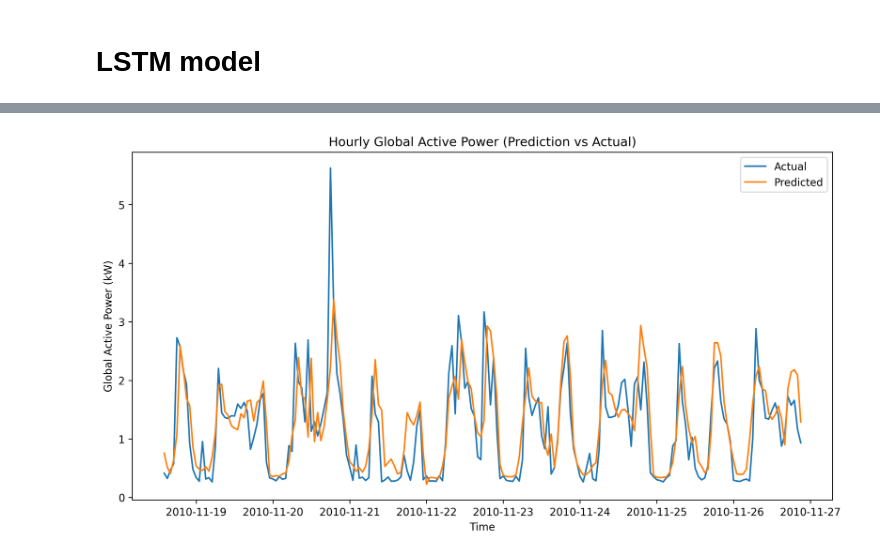
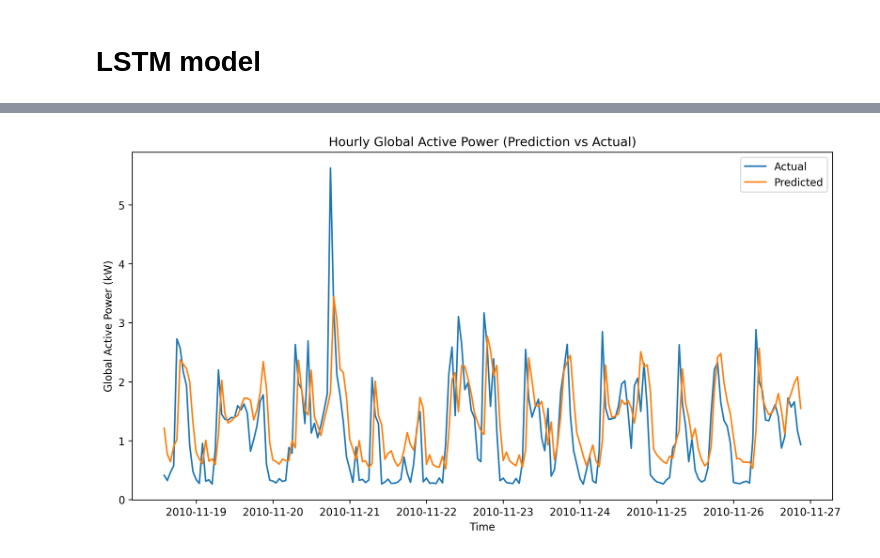
Before and after one commit to samirp92/Final-Year-Project-Time-Series-Forecating-, a Jupyter notebook: LSTM_Electric_Power_Consumption_Forecasting_Student_ID_21072112.ipynb, the cells around one changed output, grey strips where cells are left out. Saved outputs shown, nothing was run; the diff lists cells and outputs as text; code cells hidden in the pictures.

```diff
--- a/LSTM_Electric_Power_Consumption_Forecasting_Student_ID_21072112.ipynb
+++ b/LSTM_Electric_Power_Consumption_Forecasting_Student_ID_21072112.ipynb
@@ -196,6 +262,4 @@ Shape after Hourly resampling of data : (34589, 8)
 # %% [markdown]
 Note:- As Global_intensity and Sub_metering_4 are highly correlated with Global_active_power so I am removing Global_intensity column
-# %%
-hourly_resampled = df.resample('H').mean()
 # %%
 df1 = hourly_resampled.drop(['Global_intensity', 'Sub_metering_4'], axis=1)
@@ -211,7 +304,7 @@ scaled_df = scaler.fit_transform(df1)
 # Train-Test Splitting
 # %%
 # Define sequence length and features
-sequence_length = 60            # Number of time steps in each sequence
+sequence_length = 1             # Number of time steps to consider in each sequence
 num_features = len(df1.columns)  # Number of features
 
 # Create sequences and corresponding labels
@@ -306,0 +405,3 @@ Epoch 42/50
+# %%
+# Fit the model
+history = model.fit(X_train, y_train, epochs=50, batch_size=528, validation_data=(X_test, y_test))
@@ -344,0 +438,32 @@ predicted_power = scaler.inverse_transform(prediction_copies)[:,0]
+# %%
+# Predict train and test data using the trained model
+train_predict = model.predict(X_train)
+test_predict = model.predict(X_test)
+
+# Perform inverse transformation to rescale back to original range
+# y_true values for train data
+y_train_copies = np.repeat(y_train.reshape(-1, 1), X_train.shape[-1], axis=-1)
+true_y_train = scaler.inverse_transform(y_train_copies)[:,0]
+
+# predicted values for train data
+train_prediction_copies = np.repeat(train_predict, df1.shape[1], axis=-1)
+pred_y_train = scaler.inverse_transform(train_prediction_copies)[:,0]
+
+# y_true values for test data
+y_test_copies = np.repeat(y_test.reshape(-1, 1), X_test.shape[-1], axis=-1)
+true_y_test = scaler.inverse_transform(y_test_copies)[:,0]
+
+# predicted values for test data
+test_prediction_copies = np.repeat(test_predict, df1.shape[1], axis=-1)
+pred_y_test = scaler.inverse_transform(test_prediction_copies)[:,0]
+
+# Calculate evaluation metrics
+print(f'\nTrain MAE: {mean_absolute_error(true_y_train, pred_y_train):.3f}')
+print(f'Train MSE: {mean_squared_error(true_y_train, pred_y_train):.3f}')
+print(f'Train RMSE: {np.sqrt(mean_squared_error(true_y_train, pred_y_train)):.3f}')
+print(f'Train R² score: {r2_score(true_y_train, pred_y_train):.3f}')
+
+print(f'\nTest MAE: {mean_absolute_error(true_y_test, pred_y_test):.3f}')
+print(f'Test MSE: {mean_squared_error(true_y_test, pred_y_test):.3f}')
+print(f'Test RMSE: {np.sqrt(mean_squared_error(true_y_test, pred_y_test)):.3f}')
+print(f'Test R² score: {r2_score(true_y_test, pred_y_test):.3f}')
@@ -345,12 +483,12 @@ predicted_power = scaler.inverse_transform(prediction_copies)[:,0]
 # %%
-# Plotting predicted and actual temperatures
+# Plotting Hourly Global Active Power (Prediction vs Actual)
 plt.figure(figsize=(12, 6), dpi=300)
-plt.plot(df1.index[-200:], true_power[-200:], label='Actual')
-plt.plot(df1.index[-200:], predicted_power[-200:], label='Predicted')
+plt.plot(df1.index[-200:], true_y_test[-200:], label='Actual')
+plt.plot(df1.index[-200:], pred_y_test[-200:], label='Predicted')
 plt.title('Hourly Global Active Power (Prediction vs Actual)')
 plt.xlabel('Time')
 plt.ylabel('Global Active Power (kW)')
 plt.legend()
 plt.show()
 # %% [output]
-[figure, old version]
+[figure, new version]
```
Also changed, not shown: parts of 28 cells of this notebook.
